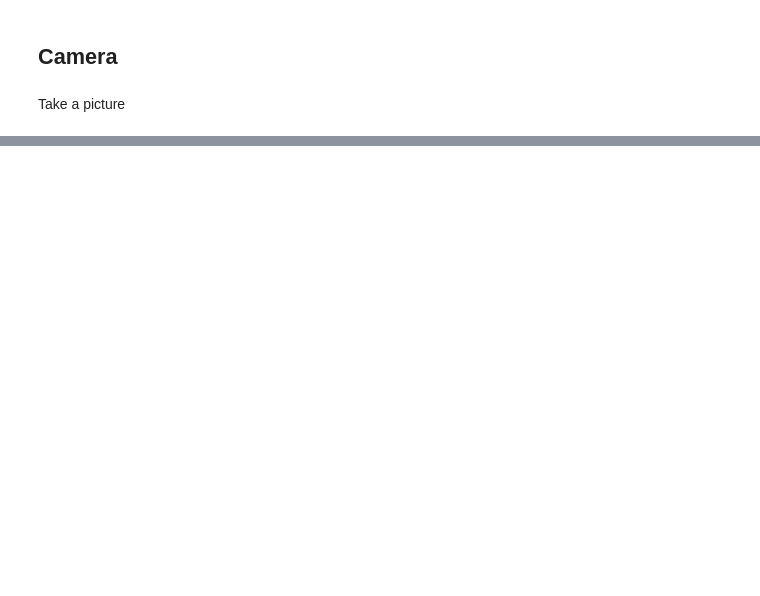
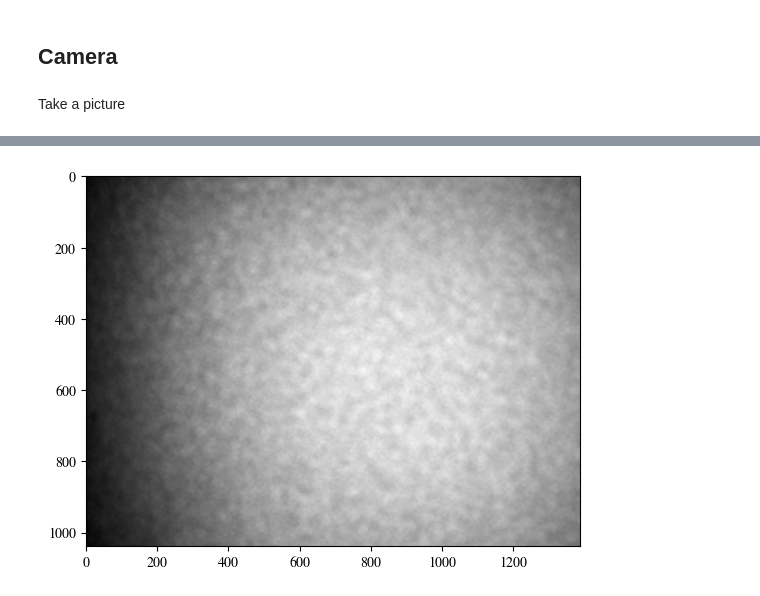
Before and after one commit to LJones-physics/lab_control, a Jupyter notebook: Experiment_Control.ipynb, the cells around one changed output, grey strips where cells are left out. Saved outputs shown, nothing was run; the diff lists cells and outputs as text; code cells hidden in the pictures; blank space fills up the shorter version.

```diff
--- a/Experiment_Control.ipynb
+++ b/Experiment_Control.ipynb
@@ -215,9 +233,8 @@ opt_setup._dmd_off()
 # %% [markdown]
 Take a picture
 # %%
-
+opt_setup._cams_off()
 opt_setup._cams_on()
-
 opt_setup.trigger_camera()
 
 frame = opt_setup.q_single.get()
@@ -226,3 +243,10 @@ img = frame[1]
 
 plt.imshow(img.squeeze(), cmap='gray')
 plt.show()
+
+custom_name = "C:\\Users\\lj500\\OneDrive - University of Exeter\\Desktop\\Imaging & tracking objects behind a scattering medium\\data\\blank_speckle\\speckle_32286_micro_s_aperture.png"
+
+plt.imsave(custom_name, img.squeeze(), cmap="gray")
+
+opt_setup._cams_off()
+# %% [output]
@@ -228,0 +255 @@ plt.show()
+[figure, added]
```
Also changed, not shown: parts of 10 cells of this notebook, 2 other files.
